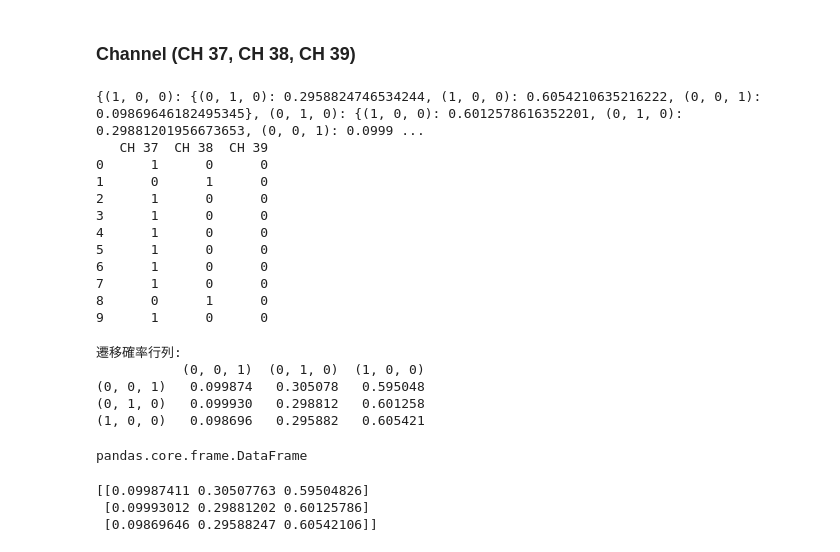
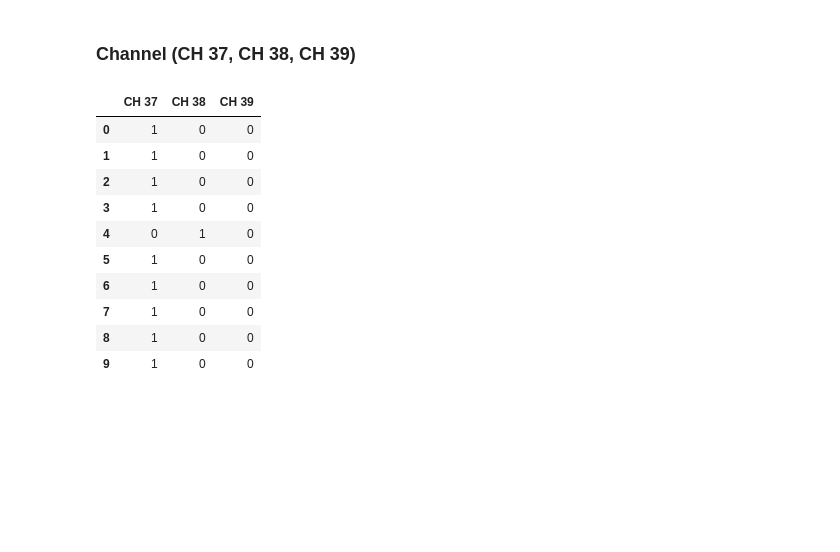
Before and after one commit to keyyke/master_thesis, a Jupyter notebook: markov_model/synhtetic_data_generation_markov.ipynb, the cells around one changed output. Drawn from its saved outputs; the diff is of its cells as text; code cells hidden in the pictures; blank space fills up the shorter version.

```diff
--- a/markov_model/synhtetic_data_generation_markov.ipynb
+++ b/markov_model/synhtetic_data_generation_markov.ipynb
@@ -364,72 +411,32 @@ def generate_synthetic_data_by_mm(seed, transition_matrix, number_of_synthetic_d
 # %% [markdown]
 ### Channel (CH 37, CH 38, CH 39)
 # %%
+### Generate synthetic data by the Markov model ###
+
 # Define the column which are used for the Markov model (各行を「状態」としてまとめる)
 target_df['state'] = list(zip(df['CH 37'], df['CH 38'], df['CH 39']))
 
 # Define the columns names
 columns=['CH 37', 'CH 38', 'CH 39']
 
 # Define initial state. The first state of the data is used as the initial state.
 initial_state = target_df['state'].iloc[0]
 
 # Generate transition matrix
 transition_matrix = generate_transition_matrix(target_df)
 
 # Generate synthetic data
-synthetic_data_df = generate_synthetic_data_by_mm(seed, transition_matrix, number_of_synthetic_data, initial_state, columns)
-print(synthetic_data_df)
+synthetic_data_channel_df = generate_synthetic_data_by_mm(seed, transition_matrix, number_of_synthetic_data, initial_state, columns)
+synthetic_data_channel_df
 # %% [output]
-{(1, 0, 0): {(0, 1, 0): 0.2958824746534244, (1, 0, 0): 0.6054210635216222, (0, 0, 1): 0.09869646182495345}, (0, 1, 0): {(1, 0, 0): 0.6012578616352201, (0, 1, 0): 0.29881201956673653, (0, 0, 1): 0.0999 ...
-   CH 37  CH 38  CH 39
-0      1      0      0
-1      0      1      0
-2      1      0      0
-3      1      0      0
-4      1      0      0
-5      1      0      0
-6      1      0      0
-7      1      0      0
-8      0      1      0
-9      1      0      0
+|  | CH 37 | CH 38 | CH 39 |
+| 0 | 1 | 0 | 0 |
+| 1 | 1 | 0 | 0 |
+| 2 | 1 | 0 | 0 |
+| 3 | 1 | 0 | 0 |
+| 4 | 0 | 1 | 0 |
+| 5 | 1 | 0 | 0 |
+| 6 | 1 | 0 | 0 |
+| 7 | 1 | 0 | 0 |
+| 8 | 1 | 0 | 0 |
+| 9 | 1 | 0 | 0 |
-# %%
-# 遷移確率行列をデータフレームに変換する関数
-def transition_matrix_to_dataframe(transition_matrix):
-    # 状態のリストを作成
-    all_states = list(transition_matrix.keys())
-    for transitions in transition_matrix.values():
-        all_states.extend(transitions.keys())
-    all_states = sorted(set(all_states))  # 重複を削除してソート
-
-    # データフレームを作成
-    df = pd.DataFrame(0.0, index=all_states, columns=all_states)
-
-    for current_state, transitions in transition_matrix.items():
-        for next_state, probability in transitions.items():
-            df.at[current_state, next_state] = probability
-
-    return df
-
-# 遷移確率行列をデータフレームとして整形
-transition_matrix_df = transition_matrix_to_dataframe(transition_matrix)
-
-# 遷移確率行列を表示
-print("遷移確率行列:")
-print(transition_matrix_df)
-# %% [output]
-遷移確率行列:
-           (0, 0, 1)  (0, 1, 0)  (1, 0, 0)
-(0, 0, 1)   0.099874   0.305078   0.595048
-(0, 1, 0)   0.099930   0.298812   0.601258
-(1, 0, 0)   0.098696   0.295882   0.605421
-# %%
-type(transition_matrix_df)
-# %% [output]
-pandas.core.frame.DataFrame
-# %%
-transition_matrix_np = transition_matrix_df.to_numpy()
-print(transition_matrix_np)
-# %% [output]
-[[0.09987411 0.30507763 0.59504826]
- [0.09993012 0.29881202 0.60125786]
- [0.09869646 0.29588247 0.60542106]]
```
Also changed, not shown: parts of 4 cells of this notebook.
